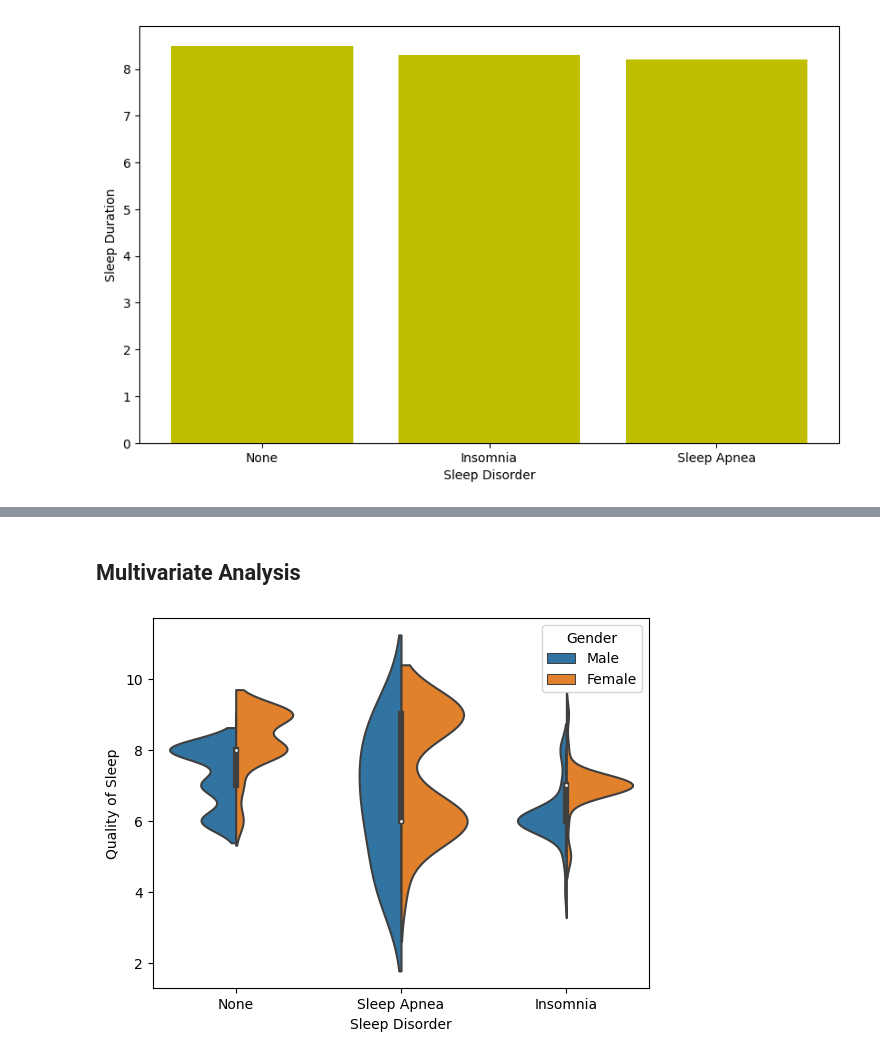
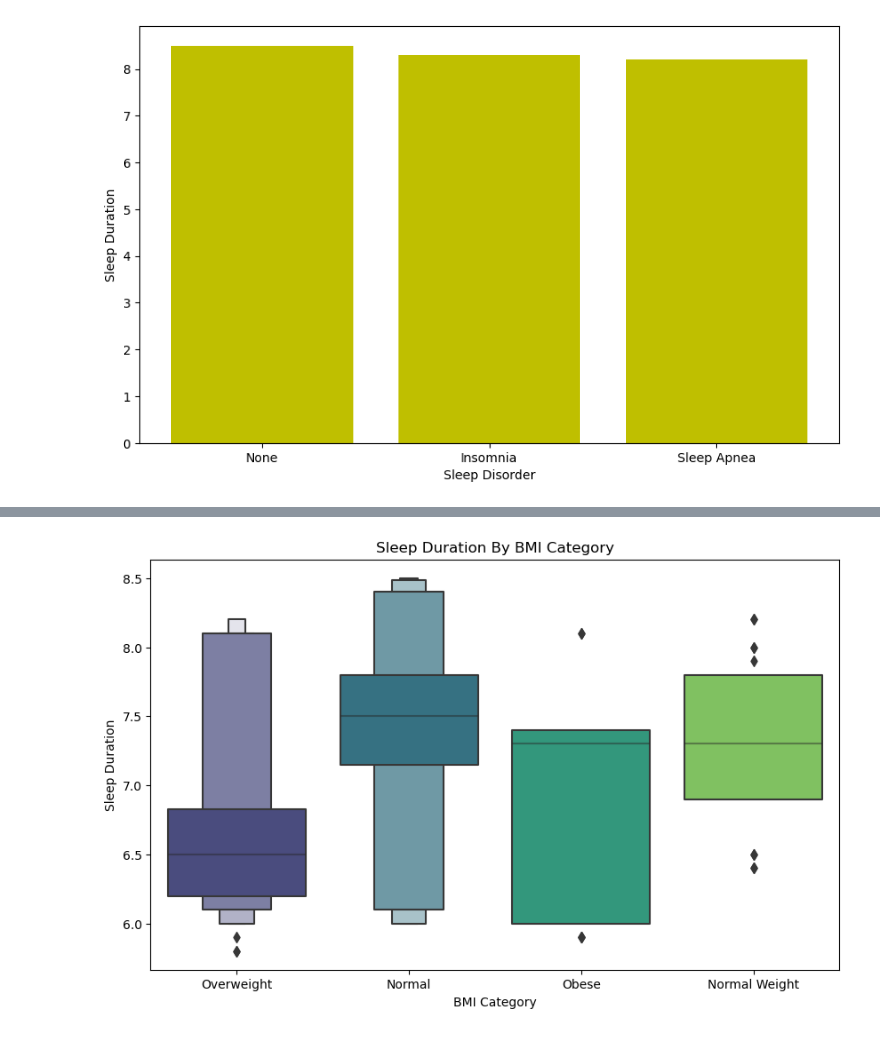
Before and after one commit to Rabirami10/tableau, a Jupyter notebook: Sleep_Health_And_Lifestyle.ipynb, the cells around one changed output, grey strips where cells are left out. Cells and saved outputs as stored; diff of their text form; code cells hidden in the pictures.

```diff
--- a/Sleep_Health_And_Lifestyle.ipynb
+++ b/Sleep_Health_And_Lifestyle.ipynb
@@ -209,7 +184,7 @@ plt.show()
-# %% [markdown]
-## Multivariate Analysis
-# %%
-sb.violinplot(x = data['Sleep Disorder'], y = data['Quality of Sleep'], hue= data['Gender'], split=True)
-plt.show()
-# %% [output]
-[figure, removed]
+# %%
+plt.figure(figsize=(10,6))
+sb.boxenplot(x=data['BMI Category'], y=data['Sleep Duration'], palette="viridis")
+plt.title('Sleep Duration By BMI Category')
+plt.show()
+# %% [output]
+[figure, added]
```
Also changed, not shown: parts of 23 cells of this notebook.
